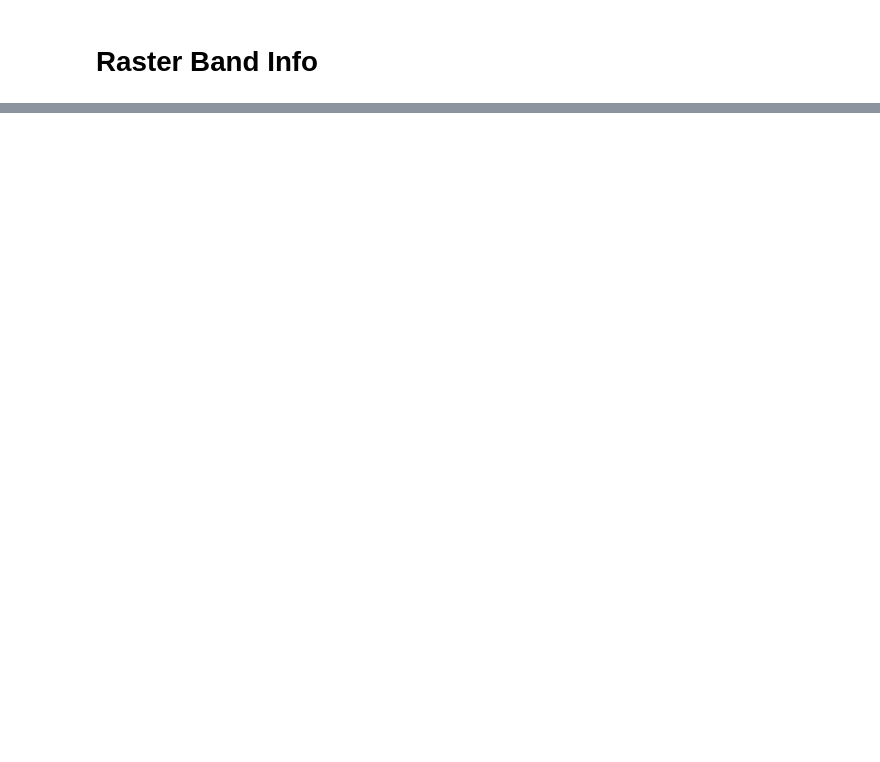
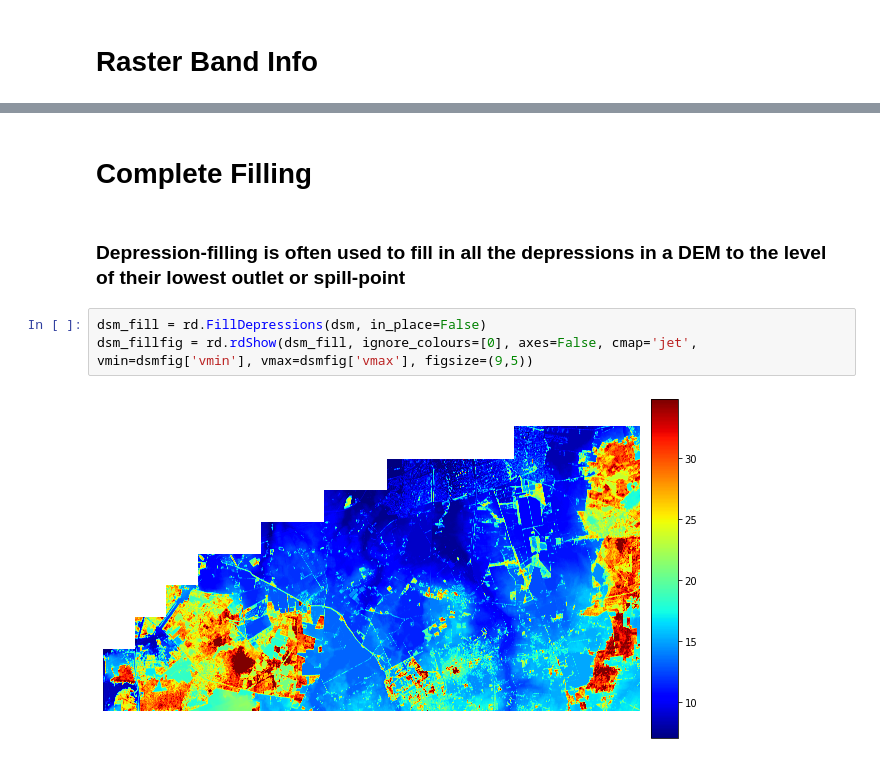
Before and after one commit to SantoshAhirrao/3D-House-Project, a Jupyter notebook: 3D house.ipynb, the cells around one changed output, grey strips where cells are left out. Cells and saved outputs as stored; diff of their text form; blank space fills up the shorter version.

```diff
--- a/3D house.ipynb
+++ b/3D house.ipynb
@@ -194,0 +179,9 @@ GeocoderQueryError: Your request was denied.
+# %% [markdown]
+# Complete Filling
+# %% [markdown]
+### Depression-filling is often used to fill in all the depressions in a DEM to the level of their lowest outlet or spill-point
+# %%
+dsm_fill = rd.FillDepressions(dsm, in_place=False)
+dsm_fillfig = rd.rdShow(dsm_fill, ignore_colours=[0], axes=False, cmap='jet', vmin=dsmfig['vmin'], vmax=dsmfig['vmax'], figsize=(9,5))
+# %% [output]
+[figure, added]
```
Also changed, not shown: parts of 88 cells of this notebook.
